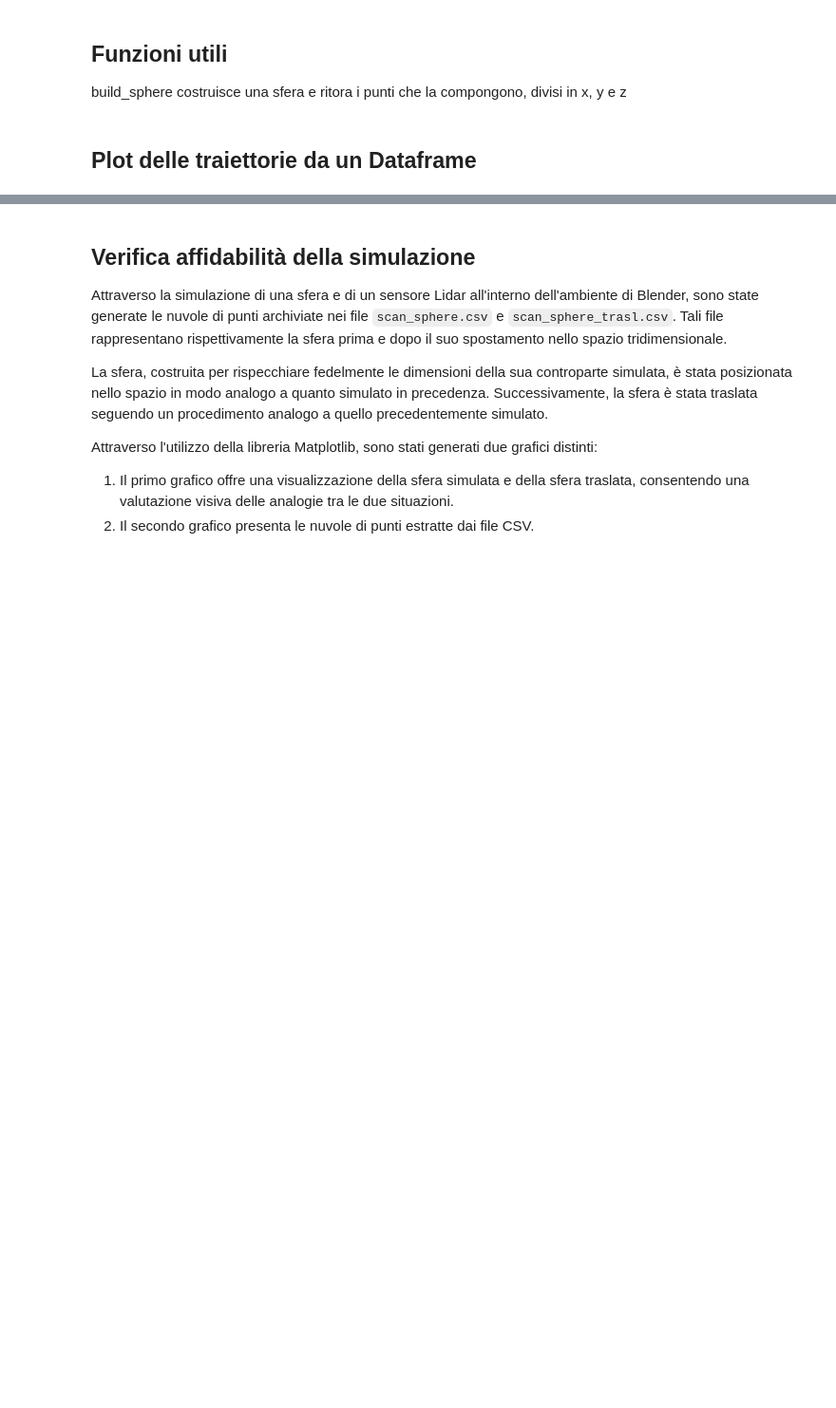
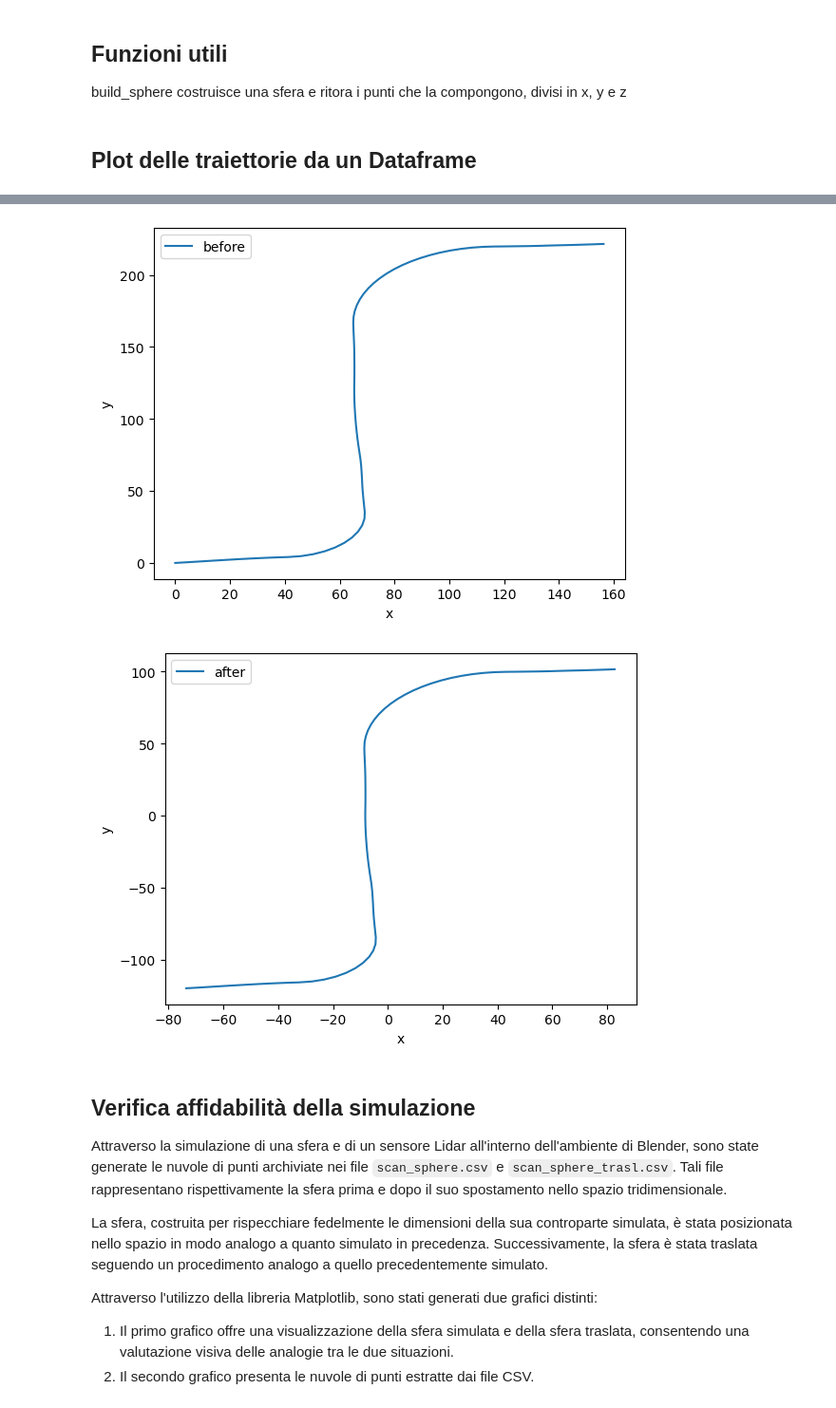
Before and after one commit to mazzaronecristian/blensor_lidar_simulation, a Jupyter notebook: plot_blensor_data.ipynb, the cells around one changed output, grey strips where cells are left out. Shown: that part at 95% size. Drawn from its saved outputs; the diff is of its cells as text; code cells hidden in the pictures; blank space fills up the shorter version.

Commit message:
Centering delle traiettorie in jupyter e cambio di traiettoria

```diff
--- a/plot_blensor_data.ipynb
+++ b/plot_blensor_data.ipynb
@@ -90,3 +93,27 @@ plot_all_trajectories(trajectories)
+# %%
+
+def center_trajectory(trajectory):
+    plot_trajectory(trajectory, "before")
+    x_coords = trajectory["x"]
+    y_coords = trajectory["y"]
+
+    centroid_x = np.mean(x_coords)
+    centroid_y = np.mean(y_coords)
+
+    translation_x = -centroid_x
+    translation_y = -centroid_y
+
+    x_coords_trasl = x_coords + translation_x
+    y_coords_trasl = y_coords + translation_y
+
+    trajectory["x"] = x_coords_trasl
+    trajectory["y"] = y_coords_trasl
+    plot_trajectory(trajectory, "after")
+
+center_trajectory(trajectories["Trajectory_3"])
+# %% [output]
+[figure, added]
+[figure, added]
 # %% [markdown]
 ## Verifica affidabilità della simulazione
 
```
Also changed, not shown: parts of 2 cells of this notebook, 3 other files.
